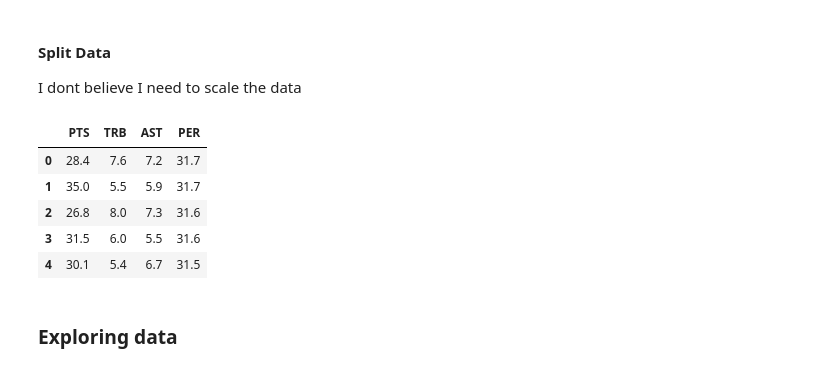
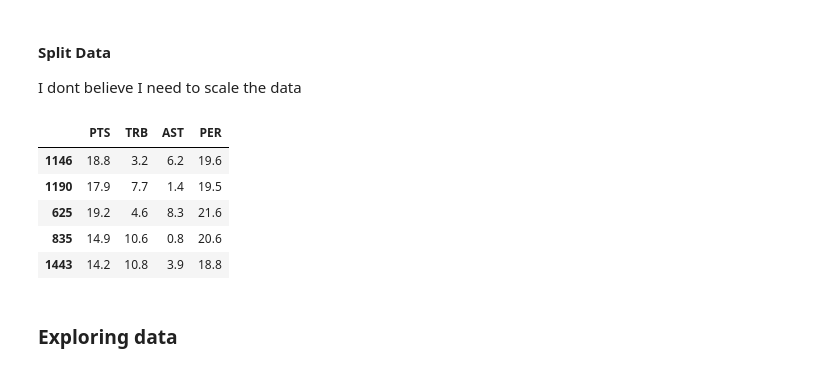
Before and after one commit to Mattsantos541/NBA, a Jupyter notebook: Baseline work.ipynb, the cells around one changed output. Cells and saved outputs as stored; diff of their text form; code cells hidden in the pictures.

```diff
--- a/Baseline work.ipynb
+++ b/Baseline work.ipynb
@@ -70,2 +62,2 @@ df=pd.DataFrame(PER)
 # %%
-df= df.loc[df['G'] >=65]
+df= df.loc[df['G'] >=66]
@@ -104,19 +83,19 @@ I dont believe I need to scale the data
 # %%
 train, test = train_test_split(base, train_size = .80, random_state = 123)
 X_train = train.drop(columns='PER')
 y_train = train[['PER']]
 X_test = test.drop(columns='PER')
 y_test = test[['PER']]
 
 
-base.head()
+train.head()
 # %% [output]
 |  | PTS | TRB | AST | PER |
-| 0 | 28.4 | 7.6 | 7.2 | 31.7 |
-| 1 | 35.0 | 5.5 | 5.9 | 31.7 |
-| 2 | 26.8 | 8.0 | 7.3 | 31.6 |
-| 3 | 31.5 | 6.0 | 5.5 | 31.6 |
-| 4 | 30.1 | 5.4 | 6.7 | 31.5 |
+| 1146 | 18.8 | 3.2 | 6.2 | 19.6 |
+| 1190 | 17.9 | 7.7 | 1.4 | 19.5 |
+| 625 | 19.2 | 4.6 | 8.3 | 21.6 |
+| 835 | 14.9 | 10.6 | 0.8 | 20.6 |
+| 1443 | 14.2 | 10.8 | 3.9 | 18.8 |
 # %% [markdown]
 ### Exploring data
 # %%
```
Also changed, not shown: parts of 27 cells of this notebook.
